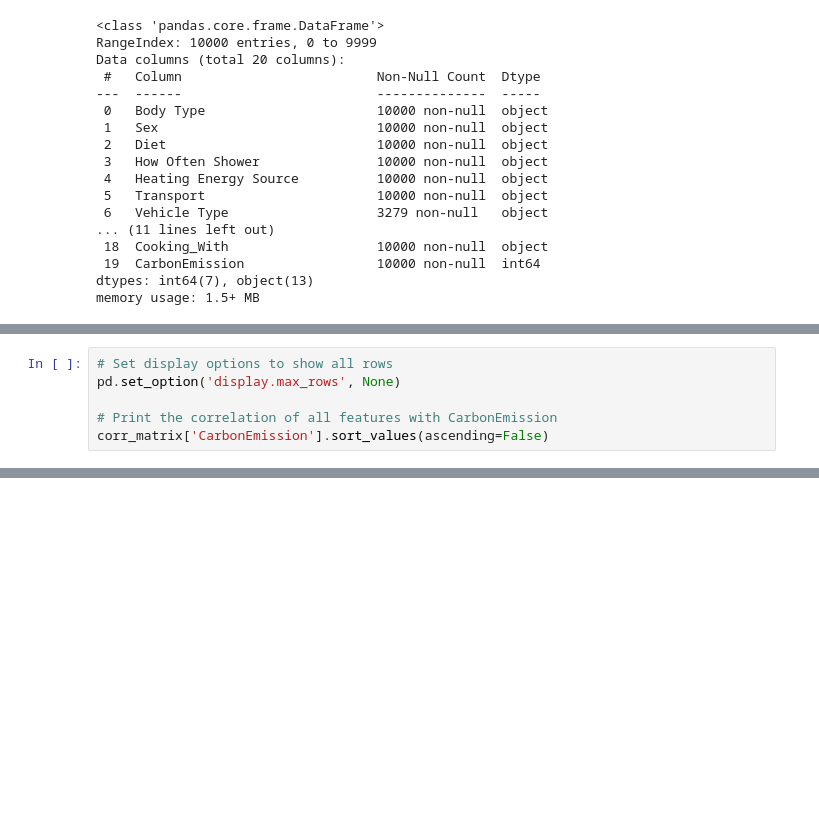
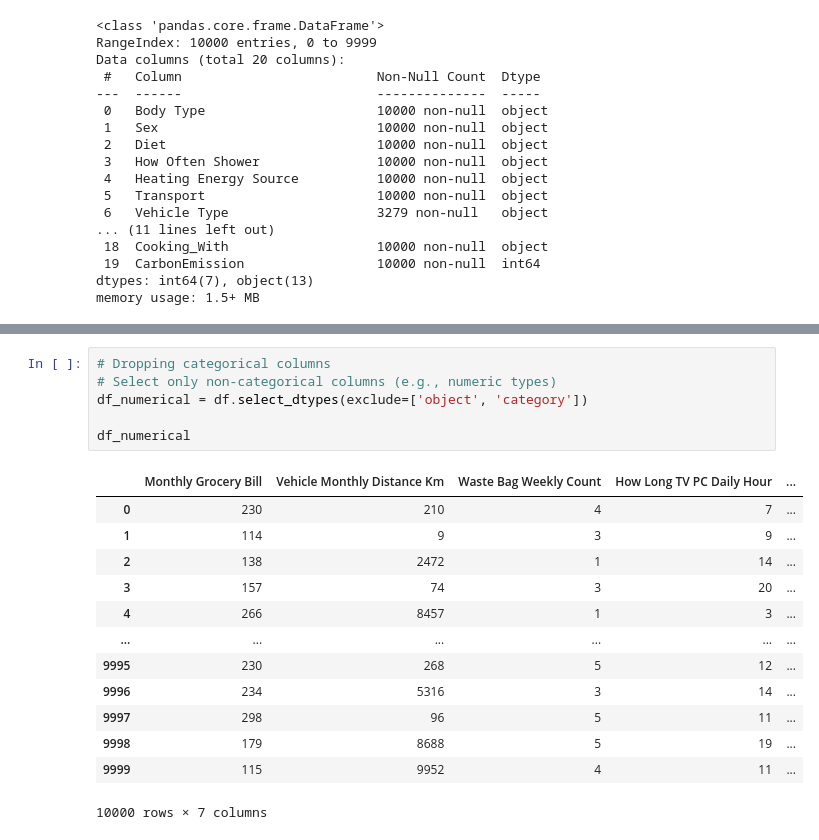
Before and after one commit to eadewusic/linear_regression_model, a Jupyter notebook: summative/linear_regression/multivariate.ipynb, the cells around one changed output, grey strips where cells are left out. Cells and saved outputs as stored; diff of their text form; blank space fills up the shorter version.

```diff
--- a/summative/linear_regression/multivariate.ipynb
+++ b/summative/linear_regression/multivariate.ipynb
@@ -411,6 +75,0 @@ The correlation map is unreadable due to the large number of features and dense
-# %%
-# Set display options to show all rows
-pd.set_option('display.max_rows', None)
-
-# Print the correlation of all features with CarbonEmission
-corr_matrix['CarbonEmission'].sort_values(ascending=False)
@@ -1395,0 +97,20 @@ joblib.dump(rf_model, 'random_forest_model.pkl')
+# %%
+# Dropping categorical columns
+# Select only non-categorical columns (e.g., numeric types)
+df_numerical = df.select_dtypes(exclude=['object', 'category'])
+
+df_numerical
+# %% [output]
+|  | Monthly Grocery Bill | Vehicle Monthly Distance Km | Waste Bag Weekly Count | How Long TV PC Daily Hour | ... |
+| 0 | 230 | 210 | 4 | 7 | ... |
+| 1 | 114 | 9 | 3 | 9 | ... |
+| 2 | 138 | 2472 | 1 | 14 | ... |
+| 3 | 157 | 74 | 3 | 20 | ... |
+| 4 | 266 | 8457 | 1 | 3 | ... |
+| ... | ... | ... | ... | ... | ... |
+| 9995 | 230 | 268 | 5 | 12 | ... |
+| 9996 | 234 | 5316 | 3 | 14 | ... |
+| 9997 | 298 | 96 | 5 | 11 | ... |
+| 9998 | 179 | 8688 | 5 | 19 | ... |
+| 9999 | 115 | 9952 | 4 | 11 | ... |
+10000 rows × 7 columns
```
Also changed, not shown: parts of 118 cells of this notebook, 1 other file.
